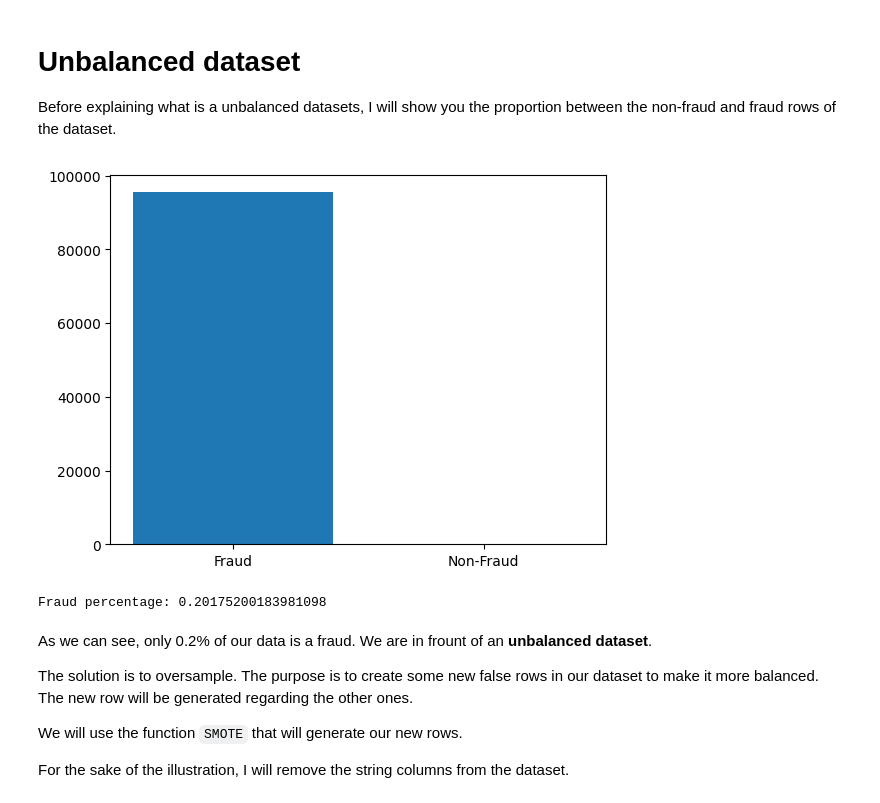
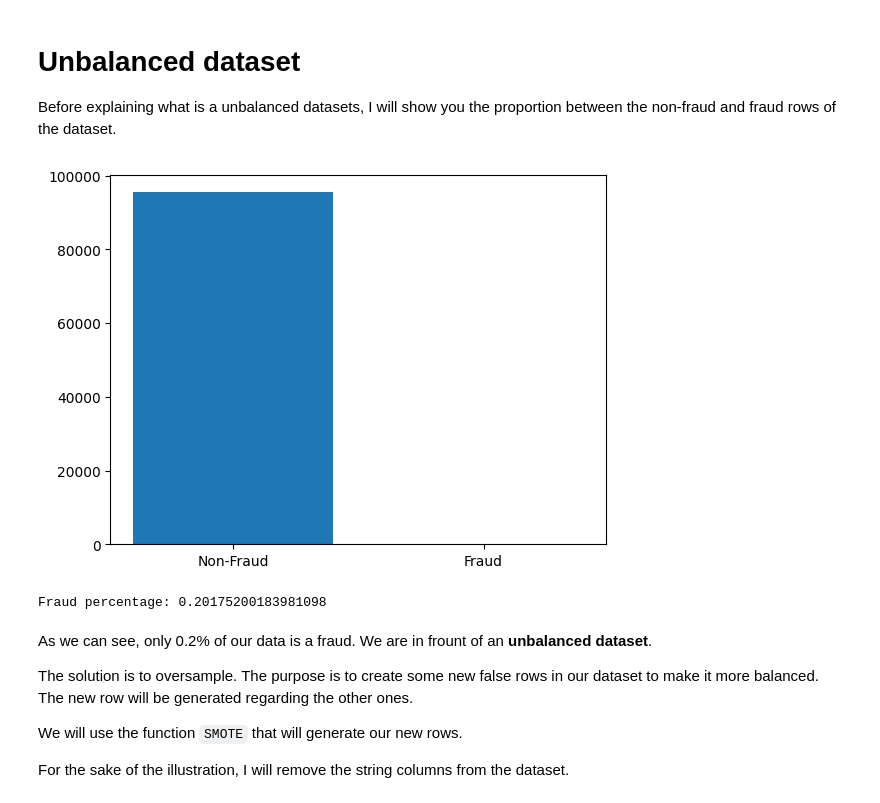
Before and after one commit to alex210501/AI5L-L1-FraudDetection, a Jupyter notebook: ml_project.ipynb, the cells around one changed output. Cells and saved outputs as stored; diff of their text form; code cells hidden in the pictures.

Commit message:
Fix typo if Fraud and Non-Fraud

```diff
--- a/ml_project.ipynb
+++ b/ml_project.ipynb
@@ -693,22 +693,22 @@ Before explaining what is a unbalanced datasets, I will show you the proportion
 # %%
 # Get FraudResult
 fraud_result = training_data[['FraudResult']].copy()
 
 # Count the occurence of every value
 fraud_counts = fraud_result.value_counts()
 
 # Creating bar graph
-plt.bar(['Fraud', 'Non-Fraud'], fraud_counts)
+plt.bar(['Non-Fraud', 'Fraud'], fraud_counts)
 
 # Show plot
 plt.show()
 
 # Compute the percentage value of fraud
 fraud_percentage = (y.sum() / len(y)) * 100.0
 
 print(f'Fraud percentage: {fraud_percentage}')
 # %% [output]
-[figure, old version]
+[figure, new version]
 Fraud percentage: 0.20175200183981098
 # %% [markdown]
 As we can see, only 0.2% of our data is a fraud. We are in frount of an **unbalanced dataset**.
```
Also changed, not shown: parts of 1 cell of this notebook.
